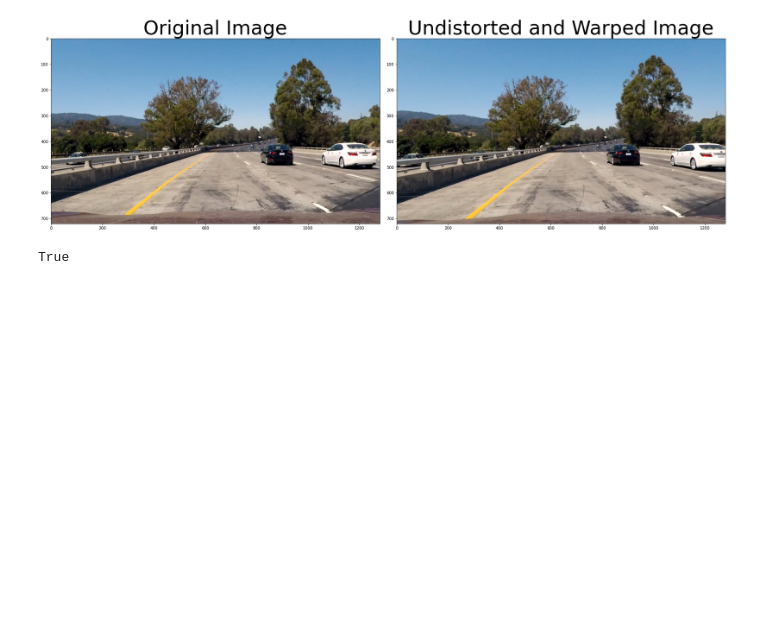
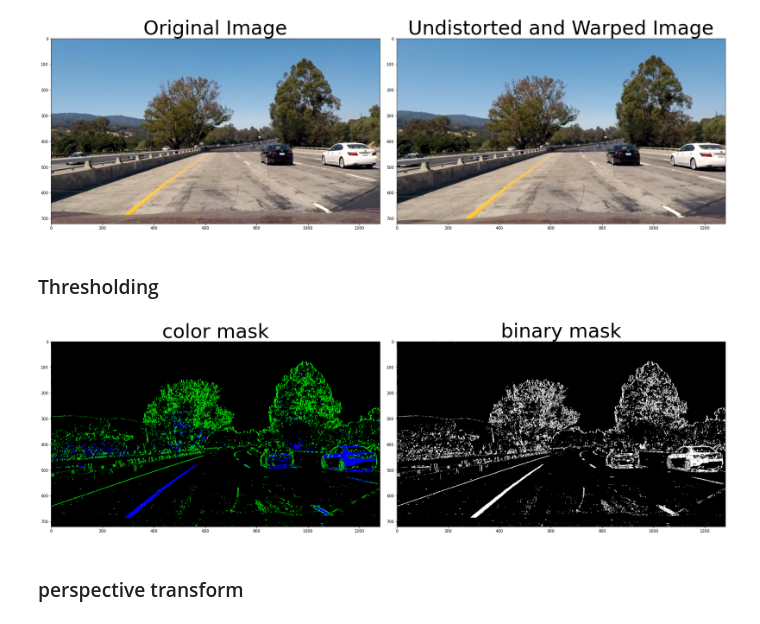
Before and after one commit to youngsend/advanced-lane-lines, a Jupyter notebook: camera_calibration.ipynb, the cells around one changed output. Drawn from its saved outputs; the diff is of its cells as text; code cells hidden in the pictures; blank space fills up the shorter version.

Commit message:
add thresholding mask and perspective transform.

```diff
--- a/camera_calibration.ipynb
+++ b/camera_calibration.ipynb
@@ -3,0 +9,27 @@ import matplotlib.pyplot as plt
+# %%
+def show_two_images(img, dst, left_title='original image', right_title='undistorted image',
+                   left_mode=cv2.COLOR_BGR2RGB, right_mode=cv2.COLOR_BGR2RGB):
+    f, (ax1, ax2) = plt.subplots(1, 2, figsize=(24, 9))
+    f.tight_layout()
+    if left_mode:
+        ax1.imshow(cv2.cvtColor(img, left_mode))
+    else:
+        ax1.imshow(img)
+    ax1.set_title(left_title, fontsize=50)
+    if right_mode:
+        ax2.imshow(cv2.cvtColor(dst, right_mode))
+    else:
+        ax2.imshow(dst, cmap='gray')
+    ax2.set_title(right_title, fontsize=50)
+    plt.subplots_adjust(left=0., right=1, top=0.9, bottom=0.)
+
+def perspective_transform_result(img, dst, src_points, dst_points):
+    f, (ax1, ax2) = plt.subplots(1, 2, figsize=(24, 9))
+    f.tight_layout()
+    ax1.imshow(cv2.cvtColor(img, cv2.COLOR_BGR2RGB))
+    ax1.plot(src_points[:,0], src_points[:,1], 'r-', lw=5)
+    ax1.set_title('undistorted image', fontsize=50)
+    ax2.imshow(cv2.cvtColor(dst, cv2.COLOR_BGR2RGB))
+    ax2.plot(dst_points[:,0], dst_points[:,1], 'r-', lw=5)
+    ax2.set_title('warped result', fontsize=50)
+    plt.subplots_adjust(left=0., right=1, top=0.9, bottom=0.)
@@ -8,14 +46,5 @@ img = cv2.imread('camera_cal/calibration1.jpg')
 # %%
 dst = camera_calibration.undistort(img)
-# %%
-def show_two_images(img, dst):
-    f, (ax1, ax2) = plt.subplots(1, 2, figsize=(24, 9))
-    f.tight_layout()
-    ax1.imshow(cv2.cvtColor(img, cv2.COLOR_BGR2RGB))
-    ax1.set_title('Original Image', fontsize=50)
-    ax2.imshow(cv2.cvtColor(dst, cv2.COLOR_BGR2RGB))
-    ax2.set_title('Undistorted and Warped Image', fontsize=50)
-    plt.subplots_adjust(left=0., right=1, top=0.9, bottom=0.)
 # %%
 show_two_images(img, dst)
 # %% [output]
@@ -31,7 +55,15 @@ dst2 = camera_calibration.undistort(img2)
 show_two_images(img2, dst2)
 # %% [output]
 [figure]
-# %%
-cv2.imwrite('output_images/undistorted_test1.jpg', dst2)
-# %% [output]
-True
+# %% [markdown]
+### Thresholding
+# %%
+pipeline = Pipeline()
+# %%
+color_binary, mask = pipeline.threshold(img2)
+# %%
+show_two_images(color_binary, mask, 'color mask', 'binary mask', left_mode=None, right_mode=None)
+# %% [output]
+[figure, added]
+# %% [markdown]
+### perspective transform
```
Also changed, not shown: parts of 12 cells of this notebook, 1 other file.
